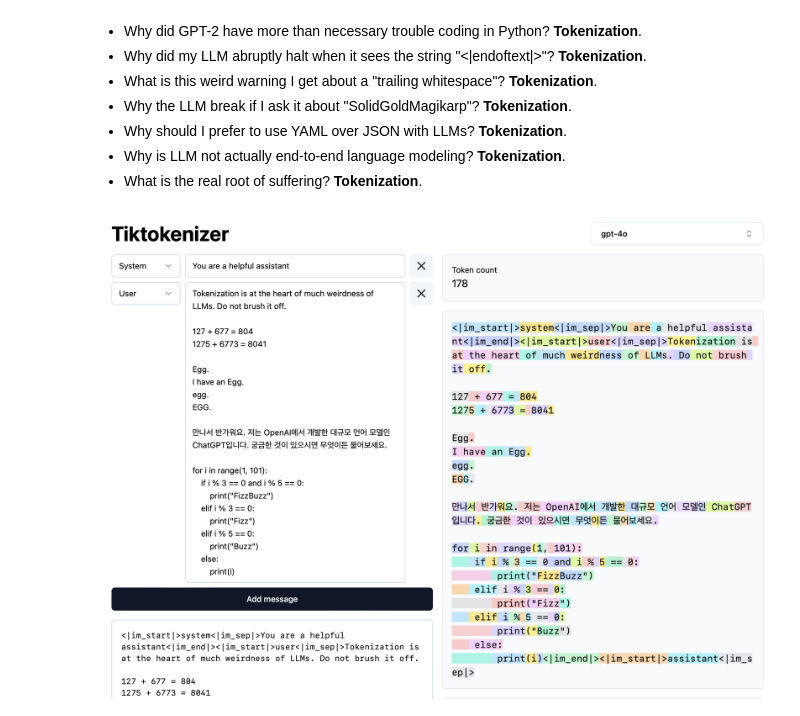
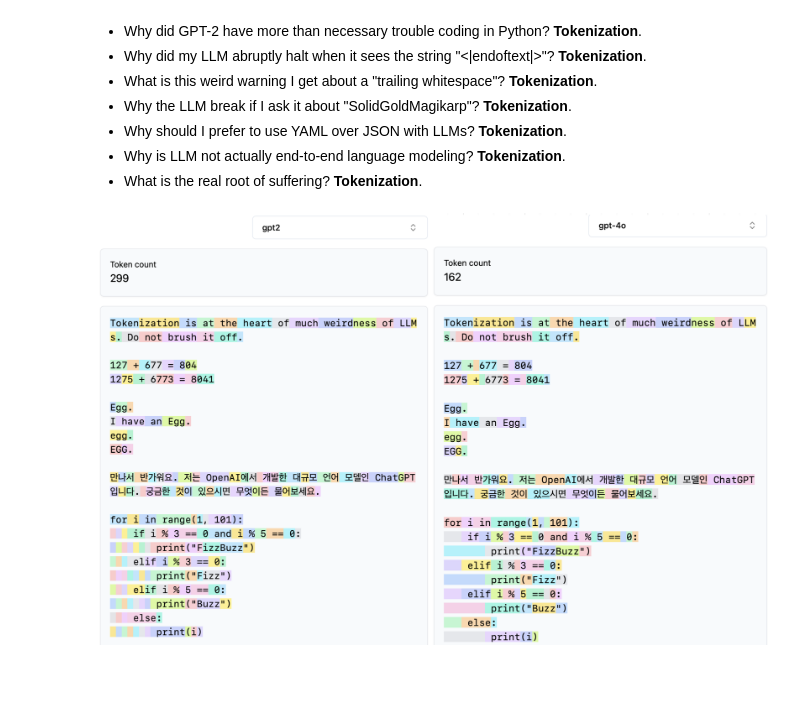
Before and after one commit to b-schoen/gpt_from_scratch, a Jupyter notebook: hello_world.ipynb, the cells around one changed output. Drawn from its saved outputs; the diff is of its cells as text; code cells hidden in the pictures; blank space fills up the shorter version.

Commit message:
Added initial example images

```diff
--- a/hello_world.ipynb
+++ b/hello_world.ipynb
@@ -21,6 +21,11 @@ Tokenization is at the heart of much weirdness of LLMs. Do not brush it off.
 # %%
 import IPython.display
 
-IPython.display.Image("images/example_tokenization_intro.png")
+# notice how bad te spaces are in GPT-2
+# responsible for a lot of the improvement in coding
+#
+# note: this is likely why the maze solving did tokenization
+# note: this likely means for tinystories want separate tokenizer
+IPython.display.Image('images/example_gpt2_tokenizer_vs_gpt4_tokenizer.png', width=800, height=800)
 # %% [output]
-[figure, old version]
+[figure, new version]
```
Also changed, not shown: parts of 2 cells of this notebook, 3 other files.
